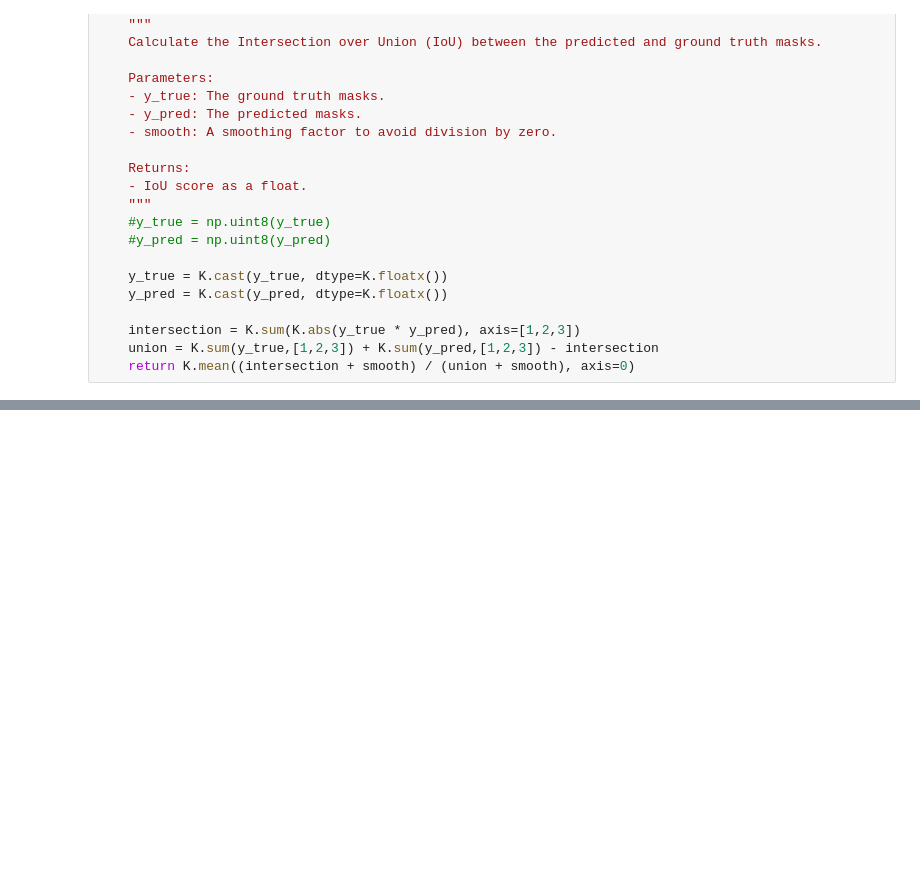
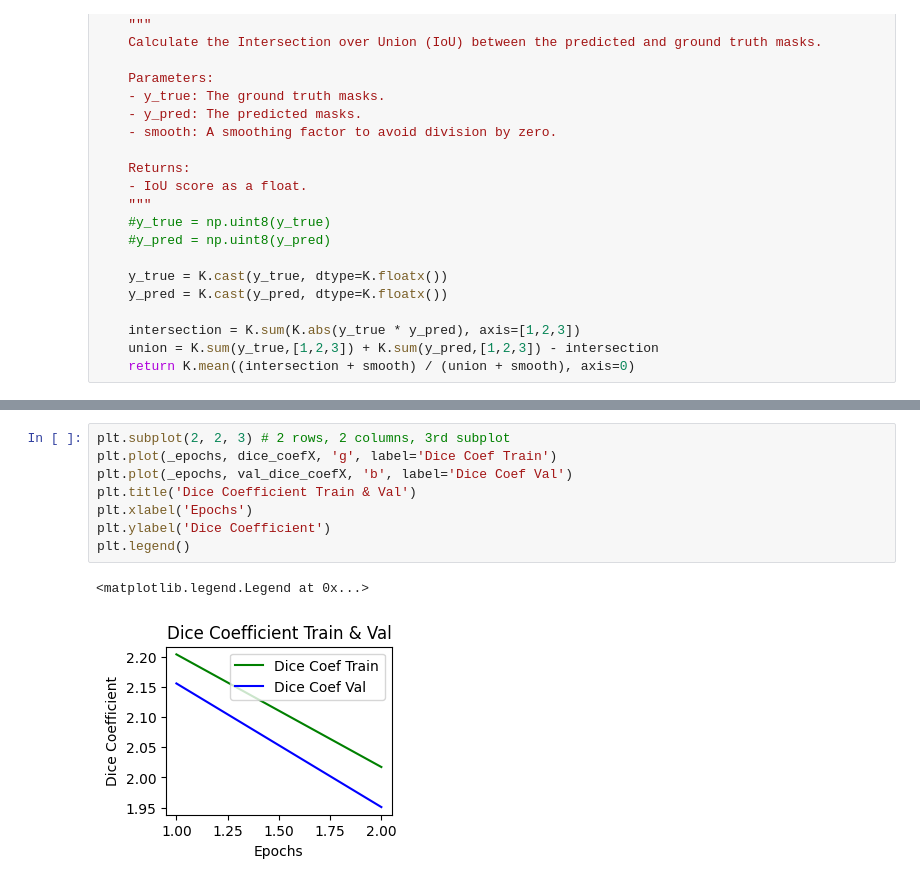
Before and after one commit to HaDock404/VisionTransport, a Jupyter notebook: train/Example/U-net/2.1.training_unet.ipynb, the cells around one changed output, grey strips where cells are left out. Cells and saved outputs as stored; diff of their text form; blank space fills up the shorter version.

```diff
--- a/train/Example/U-net/2.1.training_unet.ipynb
+++ b/train/Example/U-net/2.1.training_unet.ipynb
@@ -436,0 +593,11 @@ Values of y_pred_f: [1 1 1 ... 1 1 1]
+# %%
+plt.subplot(2, 2, 3) # 2 rows, 2 columns, 3rd subplot
+plt.plot(_epochs, dice_coefX, 'g', label='Dice Coef Train')
+plt.plot(_epochs, val_dice_coefX, 'b', label='Dice Coef Val')
+plt.title('Dice Coefficient Train & Val')
+plt.xlabel('Epochs')
+plt.ylabel('Dice Coefficient')
+plt.legend()
+# %% [output]
+<matplotlib.legend.Legend at 0x...>
+[figure, added]
```
Also changed, not shown: parts of 18 cells of this notebook, 2 other files.
